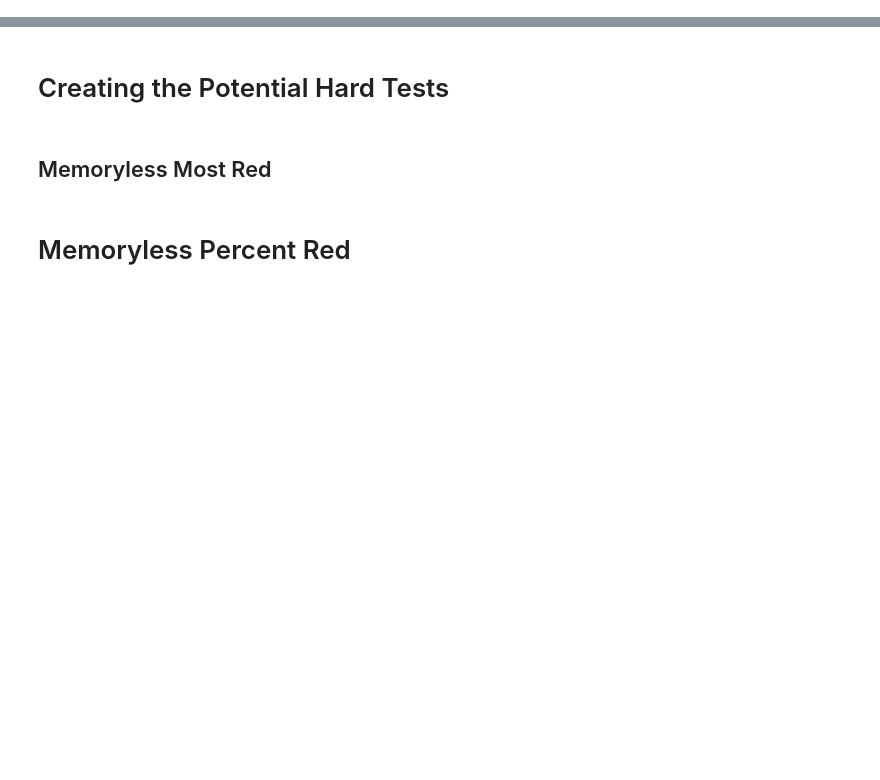
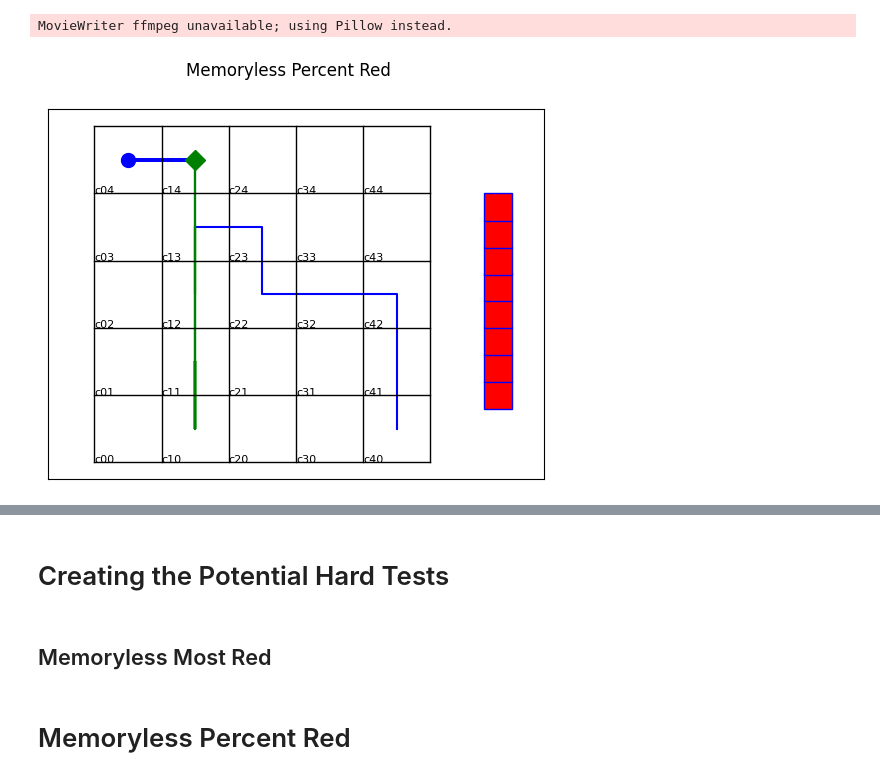
Before and after one commit to khassibi/GR1_simulations, a Jupyter notebook: patrolling_car_tests.ipynb, the cells around one changed output, grey strips where cells are left out. Saved outputs shown, nothing was run; the diff lists cells and outputs as text; code cells hidden in the pictures; blank space fills up the shorter version.

```diff
--- a/patrolling_car_tests.ipynb
+++ b/patrolling_car_tests.ipynb
@@ -43,6 +49,6 @@ b_signal, trajectory = patrolling_car_tests.rand_test_with_metric(G, 0, hard_tes
 # %%
-time, states = ctrl.run('Sinit', {'b': b_signal})
-car_path = states['r']
-fuel_path = states['fuel']
-b_conversion = ['c10', 'c11', 'c12', 'c13', 'c14']
-b_path = [b_conversion[b] for b in b_signal]
+# time, states = ctrl.run('Sinit', {'b': b_signal})
+# car_path = states['r']
+# fuel_path = states['fuel']
+# b_conversion = ['c10', 'c11', 'c12', 'c13', 'c14']
+# b_path = [b_conversion[b] for b in b_signal]
@@ -61,9 +57,13 @@ states.keys()
 # %%
 # Running the test that greedily picks the next state with the most unsafe
 # nodes
 title = "Memoryless Percent Red"
 percent_red_sys_metric = hard_tests.find_percent_red_successors(G)
 b_signal, trajectory = patrolling_car_tests.rand_test_with_metric(G, 0, hard_tests.memoryless_max_metric, percent_red_sys_metric, 30)
+patrolling_car_tests.animate_test(ctrl, b_signal, title)
+# %% [output]
+MovieWriter ffmpeg unavailable; using Pillow instead.
+[figure, added]
 # %%
 title = "Memoryless Min Robustness - Minimizing"
 min_robustness_env_metric = hard_tests.find_min_robustness(G)
```
Also changed, not shown: parts of 9 cells of this notebook, 8 other files.
